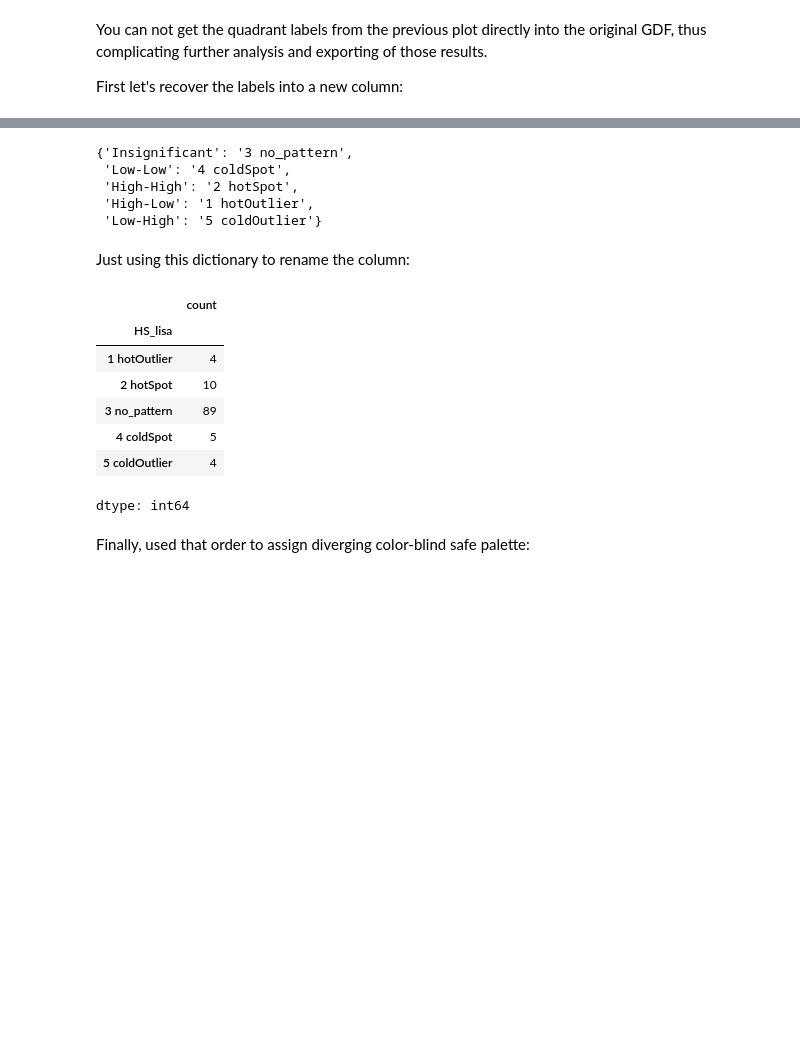
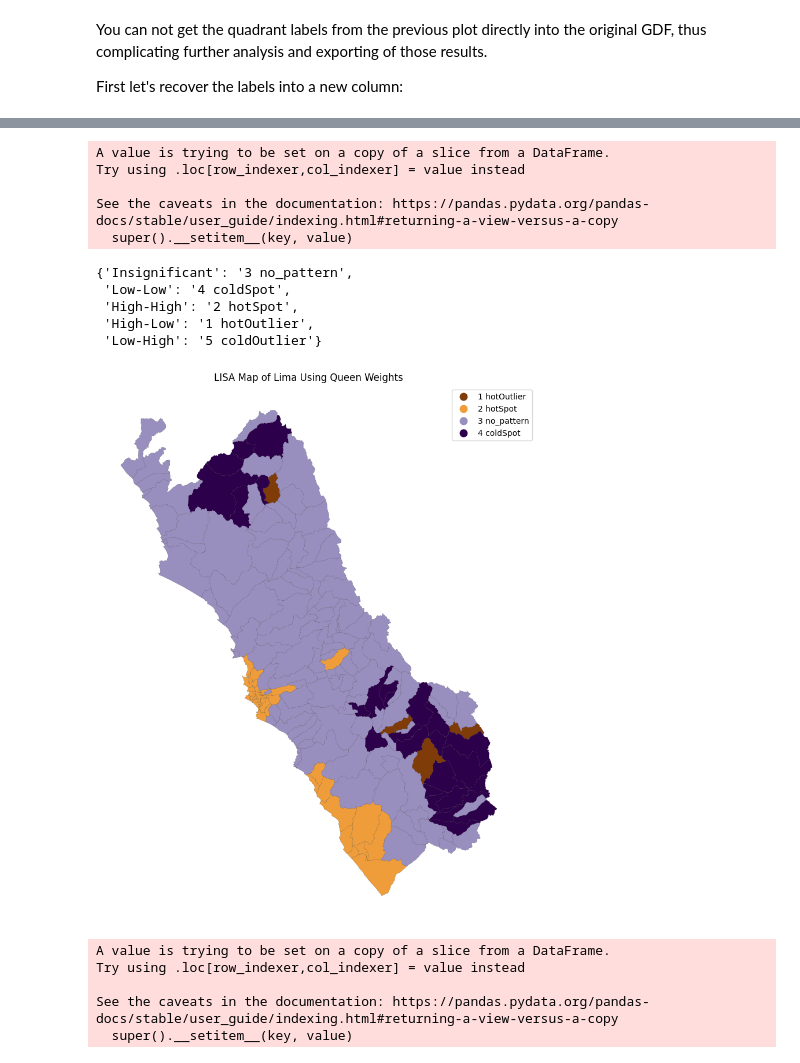
Before and after one commit to mahzee96/Homework_1_DACSS_DACSS_690_C, a Jupyter notebook: index.ipynb, the cells around one changed output, grey strips where cells are left out. Saved outputs shown, nothing was run; the diff lists cells and outputs as text; code cells hidden in the pictures; blank space fills up the shorter version.

```diff
--- a/index.ipynb
+++ b/index.ipynb
@@ -618,3 +101,6 @@ Significance is assessed with a pseudo p-value from conditional randomisations o
+# %%
+#Get the normalized matrix for lima_queen.
+lima_queen=lima_queen.transform("r")
 # %% [markdown]
 ### IV. 2 Local
 
@@ -640,3 +121,6 @@ lisa.plot(cusco,crit_value=0.05,figsize=(10,13),legend=True)
+# %%
+# Calculate Local Moran's I using the normalized Queen weights.
+lisa_queen = esda.Moran_Local(lima['Educ_sec_comp2019_pct'], lima_queen)
 # %% [markdown]
 #### IV. 2. 1 Analysis Local Spatial Correlation quadrants
 # %% [markdown]
@@ -709 +130,12 @@ Keep in mind that the outliers may deserve more attention, so they may be at the
+# %%
+# Save the Queen LISA category for each district.
+lima['Lisa_queen'] = lisa_queen.get_cluster_labels(
+    crit_value=0.05
+)
+# %% [output]
+A value is trying to be set on a copy of a slice from a DataFrame.
+Try using .loc[row_indexer,col_indexer] = value instead
+
+See the caveats in the documentation: https://pandas.pydata.org/pandas-docs/stable/user_guide/indexing.html#returning-a-view-versus-a-copy
+  super().__setitem__(key, value)
 # %%
@@ -721,22 +155,6 @@ labels
  'High-High': '2 hotSpot',
  'High-Low': '1 hotOutlier',
  'Low-High': '5 coldOutlier'}
-# %% [markdown]
-Just using this dictionary to rename the column:
-# %%
-
-cusco.replace({'HS_lisa':labels},inplace=True)
-
-## see the count
-cusco['HS_lisa'].value_counts().sort_index()
-# %% [output]
-|  | count |
-| HS_lisa |  |
-| 1 hotOutlier | 4 |
-| 2 hotSpot | 10 |
-| 3 no_pattern | 89 |
-| 4 coldSpot | 5 |
-| 5 coldOutlier | 4 |
-dtype: int64
-# %% [markdown]
-Finally, used that order to assign diverging color-blind safe palette:
+# %%
+# Rename the Queen LISA categories.
+lima['Lisa_queen'] = lima['Lisa_queen'].replace(labels)
@@ -742,0 +173,26 @@ Finally, used that order to assign diverging color-blind safe palette:
+# %%
+# Create the five-category color palette used in the tutorial.
+myColMap = plt.get_cmap("PuOr", 5)
+
+# Produce the LISA map using the normalized Queen weights.
+lima.plot(
+    column="Lisa_queen",
+    categorical=True,
+    cmap=myColMap,
+    linewidth=0.1,
+    edgecolor="k",
+    legend=True,
+    legend_kwds={"bbox_to_anchor": (1.05, 1)},
+    figsize=(12, 12)
+)
+
+# Add a descriptive title.
+plt.title("LISA Map of Lima Using Queen Weights")
+
+# Remove the map axes.
+plt.axis("off")
+
+# Display the Queen LISA map.
+plt.show()
+# %% [output]
+[figure, added]
@@ -742,0 +213,10 @@ Finally, used that order to assign diverging color-blind safe palette:
+# %%
+# Rename the KNN LISA categories using the same labels
+# that were used for the Queen LISA categories.
+lima["Lisa_knn8"] = lima["Lisa_knn8"].replace(labels)
+# %% [output]
+A value is trying to be set on a copy of a slice from a DataFrame.
+Try using .loc[row_indexer,col_indexer] = value instead
+
+See the caveats in the documentation: https://pandas.pydata.org/pandas-docs/stable/user_guide/indexing.html#returning-a-view-versus-a-copy
+  super().__setitem__(key, value)
```
Also changed, not shown: parts of 130 cells of this notebook, 4 other files.
